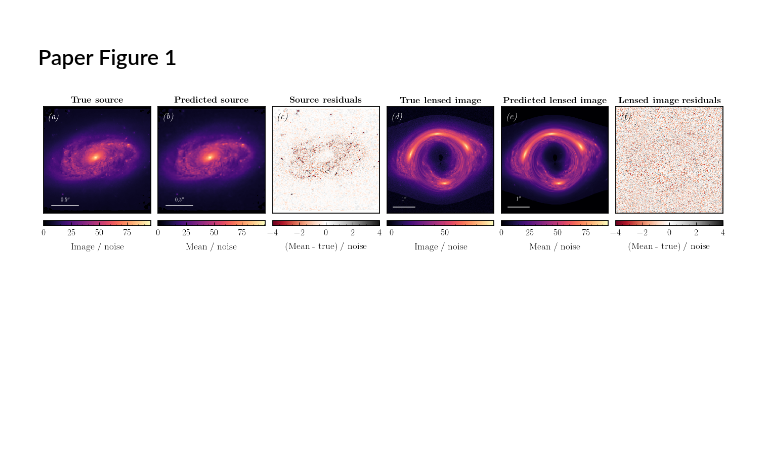
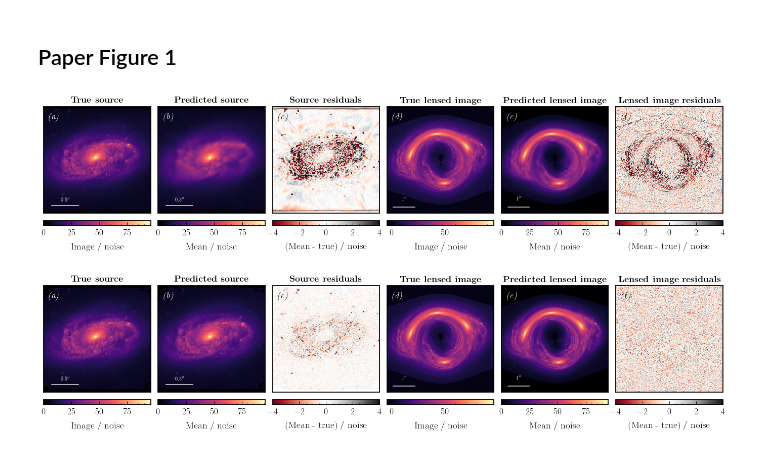
Before and after one commit to smsharma/lensing-neural-fields, a Jupyter notebook: notebooks/nerf_probabilistic.ipynb, the cells around one changed output. Cells and saved outputs as stored; diff of their text form; code cells hidden in the pictures; blank space fills up the shorter version.

```diff
--- a/notebooks/nerf_probabilistic.ipynb
+++ b/notebooks/nerf_probabilistic.ipynb
@@ -99,5 +73,7 @@ n_q_samples = 64  # Number of MC samples to build ELBO expectation
 # %%
 ## Training configuration
+
+n_q_samples = 64  # Number of MC samples used to build ELBO expectation
 
 learning_rate_init = 1e-3
 learning_rate_variational = 1e-3
@@ -106,7 +82,7 @@ momentum = 0.5
 optimizer_name = "adamw"
 
 train_epochs = 15000
-warmup_steps = 2000
+warmup_steps = 0
 plot_every = 200
 # %% [markdown]
 ## Source image
@@ -337,8 +245,3 @@ theta_x_coords, theta_y_coords = jnp.meshgrid(jnp.linspace(theta_x_lims[0], thet
 
 coords = jnp.array([theta_x_coords, theta_y_coords])
 image_input =  jnp.expand_dims(image, 0)
-# %%
-lct = dist.transforms.SoftplusLowerCholeskyTransform()
-
-scale_tri = lct(initial_scale_tri_params(key))
-scale_tri
@@ -466,21 +351,19 @@ if optimizer_name == "adamw":
     optimizer = optax.adamw(learning_rate=lr_schedule, weight_decay=weight_decay)
 elif optimizer_name == "sgdm":
     optimizer = optax.sgd(learning_rate=lr_schedule, momentum=momentum, nesterov=True)
-elif optimizer_name == "adabelief":
-    optimizer = optax.adabelief(learning_rate=lr_schedule)
 else:
     raise NotImplementedError
 
 optimizer_variational = optax.adabelief(learning_rate=lr_schedule_variational)
 
-# # Create the Training State
+## Training state
 label_fn = map_nested_fn(lambda k, _: "mlp" if k in ["w", "b"] else "var_params")
 tx = optax.multi_transform({'mlp': optimizer, 'var_params': optimizer_variational}, label_fn)
 params = params.unfreeze()
 state = train_state.TrainState.create(apply_fn=model.apply, params=params, tx=tx)
 
-# Function for executing the train and validation loop
-def train_and_evaluate(state, train_step_fn, learning_rate_fn):
+# Train and validation loop
+def train_and_eval(state, train_step_fn, learning_rate_fn):
 
     train_loss_history, reconstructed_src_mu_history, reconstructed_src_std_history, reconstructed_lens_history = [], [], [], []
     loc_history, scale_tri_history = [], []
@@ -532,2 +409,2 @@ ERROR! Session/line number was not unique in database. History logging moved to
 # %%
-state, hist = train_and_evaluate(state, train_step, lr_schedule)
+state, hist = train_and_eval(state, train_step, lr_schedule)
@@ -908,6 +649,71 @@ animation.save('figures/render.gif', fps=10)
 WARNING:matplotlib.animation:MovieWriter ffmpeg unavailable; using Pillow instead.
 # %% [markdown]
 ## Paper Figure 1
+# %%
+from mpl_toolkits.axes_grid1 import make_axes_locatable
+
+fig, ax = plt.subplots(1, 6, figsize=(19, 4.5))
+
+i = -1
+
+source_coord_limit = 1.
+
+im_list = []
+
+im_list.append(ax[0].imshow(im_source / std_noise * lens_sim.conversion_factor, cmap=cmap, vmin=0, extent=[*x_lims, *y_lims]))
+ax[0].set_xlim(-source_coord_limit, source_coord_limit)
+ax[0].set_ylim(-source_coord_limit, source_coord_limit)
+ax[0].set_title(r"\bf{True source}")
+
+im_list.append(ax[1].imshow((hist["reconstructed_src_mu"][i]) / std_noise * lens_sim.conversion_factor, cmap=cmap, vmin=0, extent=[*x_lims, *y_lims]))
+ax[1].set_xlim(-source_coord_limit, source_coord_limit)
+ax[1].set_ylim(-source_coord_limit, source_coord_limit)
+ax[1].set_title(r"\bf{Predicted source}")
+
+im_list.append(ax[2].imshow((hist["reconstructed_src_mu"][i] - im_source) * lens_sim.conversion_factor / std_noise, vmin=-4, vmax=4, cmap=cmap_resid, extent=[*x_lims, *y_lims]))
+ax[2].set_xlim(-source_coord_limit, source_coord_limit)
+ax[2].set_ylim(-source_coord_limit, source_coord_limit)
+ax[2].set_title(r"\bf{Source residuals}")
+
+im_list.append(ax[3].imshow(image_input[0].T / std_noise, cmap=cmap, extent=[*x_lims, *y_lims]))
+im_list.append(ax[4].imshow((hist["reconstructed_lens"][i]) / std_noise, cmap=cmap, extent=[*x_lims, *y_lims]))
+im_list.append(ax[5].imshow((hist["reconstructed_lens"][i] - image_input[0].T) / std_noise, cmap=cmap_resid, vmin=-4, vmax=4, extent=[*x_lims, *y_lims]))
+
+ax[3].set_title(r"\bf{True lensed image}")
+ax[4].set_title(r"\bf{Predicted lensed image}")
+ax[5].set_title(r"\bf{Lensed image residuals}")
+
+for i_lens in [3, 4]:
+    ax[i_lens].plot([-2.2, -1.2], [-2.2, -2.2], c="white", lw=1.5, ls="-")
+    ax[i_lens].text(-1.7, -1.85, "$1''$", va="center", ha="center", color="white")
+
+for i_src in [0, 1]:
+    ax[i_src].plot([-0.85, -0.35], [-0.85, -0.85], c="white", lw=1.5, ls="-")
+    ax[i_src].text(-0.6, -0.75, "$0.5''$", va="center", ha="center", color="white")
+
+labels = ["Image / noise", "Mean / noise", "(Mean - true) / noise", "Image / noise", "Mean / noise", "(Mean - true) / noise"]
+for i in range(6):
+    divider = make_axes_locatable(ax[i])
+    cax = divider.append_axes('bottom', size='5%', pad=0.2)
+    cbar = fig.colorbar(im_list[i], cax=cax, orientation="horizontal", label=labels[i])
+
+
+labels = [r'\emph{(a)}',r'\emph{(b)}',r'\emph{(c)}',r'\emph{(d)}',r'\emph{(e)}',r'\emph{(f)}']
+colors = ['w','w','k','w','w','k']
+for i in range(6):
+    ax[i].text(0.1, 0.9, labels[i],
+         horizontalalignment='center',
+         verticalalignment='center',
+         transform = ax[i].transAxes,
+         color=colors[i], fontsize=17)
+
+[axx.xaxis.set_visible(False) for axx in ax.flatten()];
+[axx.yaxis.set_visible(False) for axx in ax.flatten()];
+
+plt.tight_layout()
+# plt.savefig("figures/reconstruction.pdf")
+# %% [output]
+[figure, added]
 # %%
 from mpl_toolkits.axes_grid1 import make_axes_locatable
 
```
Also changed, not shown: parts of 62 cells of this notebook, 16 other files.
